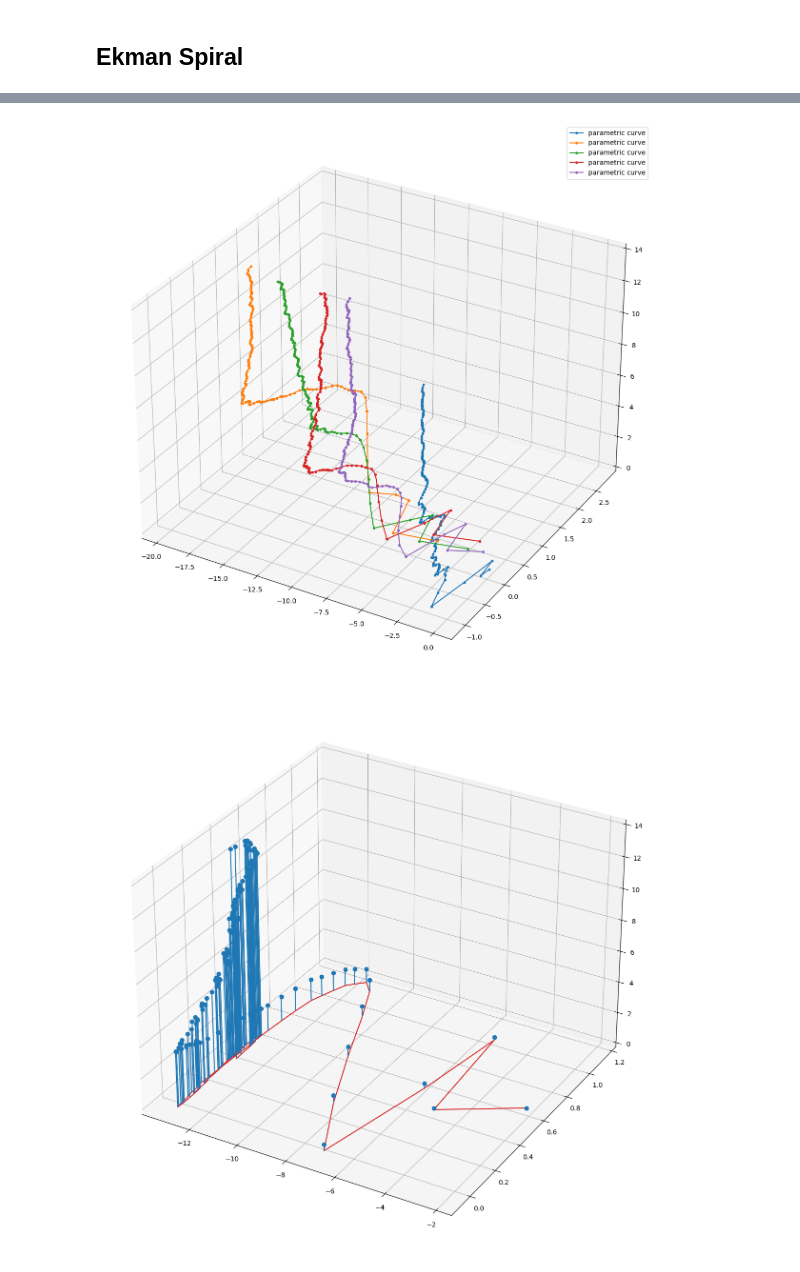
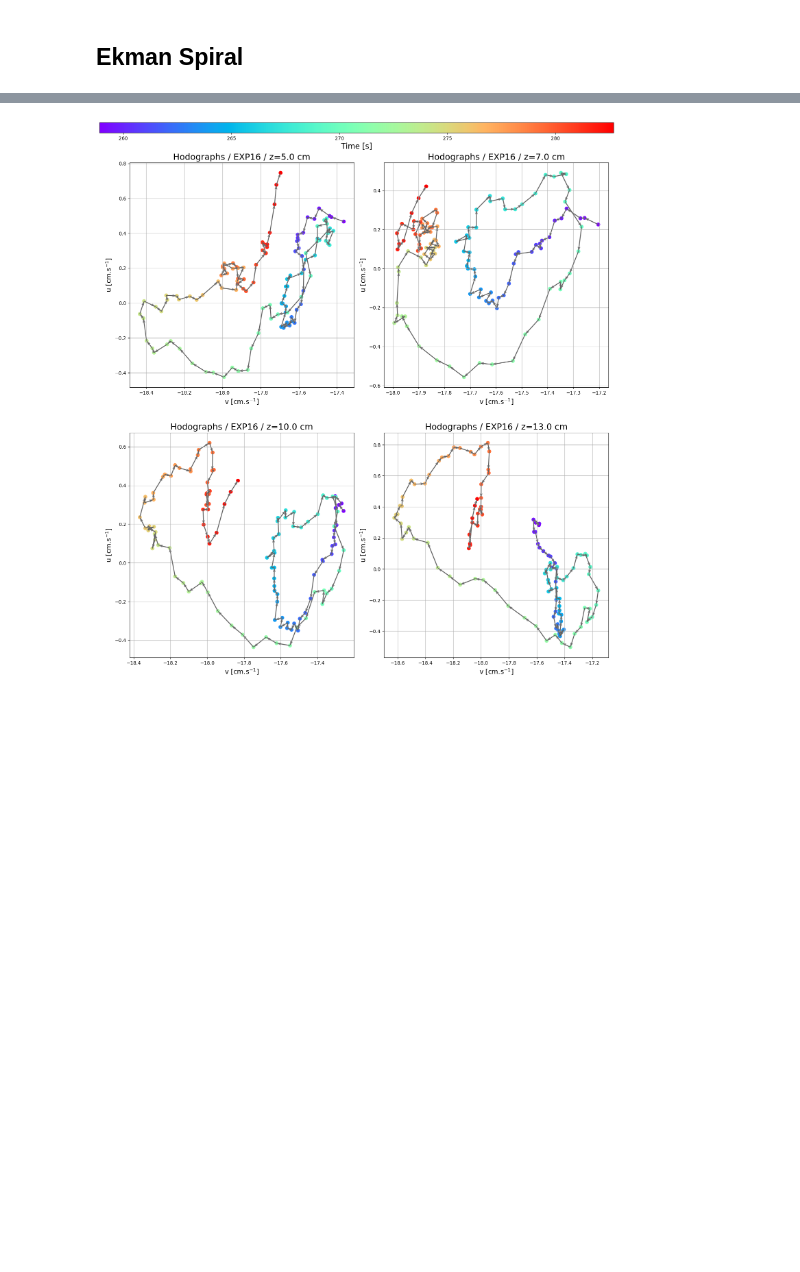
Before and after one commit to Max-Coppin/Entrainment_notebook, a Jupyter notebook: Script_Layer_thickness.ipynb, the cells around one changed output, grey strips where cells are left out. Cells and saved outputs as stored; diff of their text form; code cells hidden in the pictures; blank space fills up the shorter version.

```diff
--- a/Script_Layer_thickness.ipynb
+++ b/Script_Layer_thickness.ipynb
@@ -617,23 +633,41 @@ No artists with labels found to put in legend.  Note that artists whose label st
-# %%
-
-ax = plt.figure(figsize=(15,15)).add_subplot(projection='3d')
-
-for it in range(100,5000,1000):
-    ax.plot(u[:,it],v[:,it],Coord_y_stereo,'.-', label='parametric curve')
-    ax.legend()
-plt.grid()
-plt.show()
-
-
-
-#ax = plt.figure(figsize=(15,15)).add_subplot(projection='3d')
-#ax.scatter(v[:,it],u[:,it],Coord_y_stereo)
-
-fig, ax = plt.subplots(figsize=(15,15),subplot_kw=dict(projection='3d'))
-ax.stem(u[:,3100],v[:,3100],Coord_y_stereo)
-
-plt.grid()
-plt.show()
-# %% [output]
-[figure, removed]
-[figure, removed]
+# %%
+# Paramètres
+u = ubar_stereo['EXP16']
+v = vbar_stereo['EXP16']
+Tf = np.int64(2 * np.pi / f['EXP16'])
+ti = 1500
+idT = []
+iy_values = [50, 70, 100, 130]
+
+# Créer la figure et les axes
+fig, axes = plt.subplots(2, 2, figsize=(15, 15))
+
+# Itération sur les valeurs de iy pour créer les sous-graphiques
+for iy, ax in zip(iy_values, axes.flatten()):
+    for it in range(ti, ti + 2 * Tf):
+        idT.append(it)
+
+    sc = ax.scatter(u[iy, idT], v[iy, idT], s=50, c=time_stereo['EXP16'][idT], cmap='rainbow')
+    ax.plot(u[iy, idT], v[iy, idT], color='k', alpha=0.3, linewidth=1)
+
+    # Tracer des flèches reliant deux points consécutifs
+    for i in range(len(idT) - 1):
+        ax.quiver(u[iy, idT[i]], v[iy, idT[i]], u[iy, idT[i + 1]] - u[iy, idT[i]], v[iy, idT[i + 1]] - v[iy, idT[i]], scale_units='xy', angles='xy',color='gray', scale=1, width=0.004)
+    ax.grid()
+    ax.set_xlabel('v [cm.s$^{-1}$]', fontsize=14)
+    ax.set_ylabel('u [cm.s$^{-1}$]', fontsize=14)
+    ax.set_title('Hodographs / EXP16 / z={} cm'.format(Coord_y_stereo[iy].data), fontsize=18)
+    idT = []
+
+# Ajouter une barre de couleur commune
+cbar = fig.colorbar(sc, ax=axes.ravel().tolist(), orientation='horizontal', pad=0.2, aspect=50)
+cbar.set_label('Time [s]', fontsize=16)
+
+#cbar.ax.locator_params(nbins=8)
+cbar.ax.set_position([0, 0.0, 1,1.05])  # [left, bottom, width, height]
+
+plt.tight_layout()
+
+plt.show()
+# %% [output]
+[figure, added]
```
Also changed, not shown: parts of 5 cells of this notebook.
